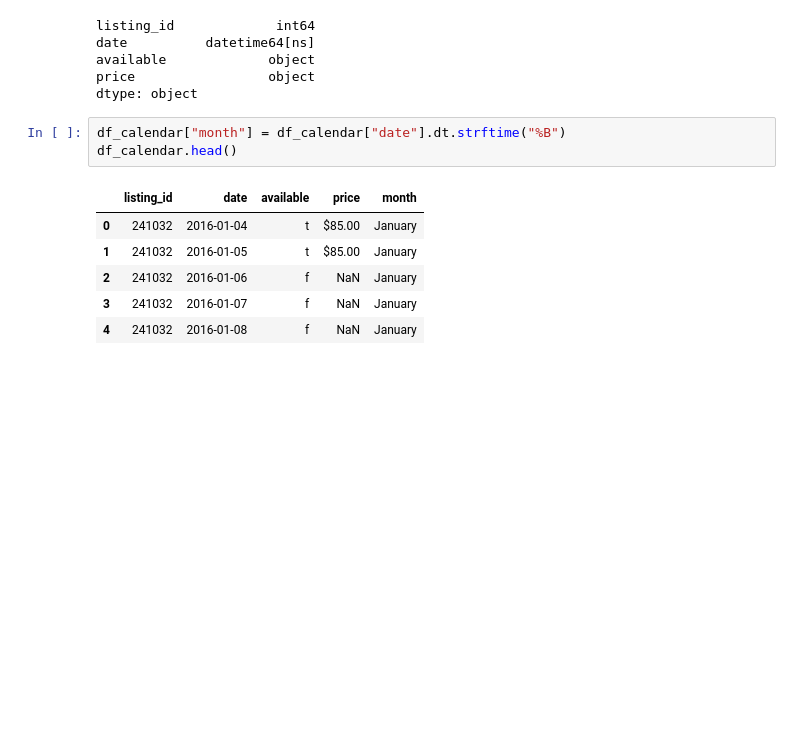
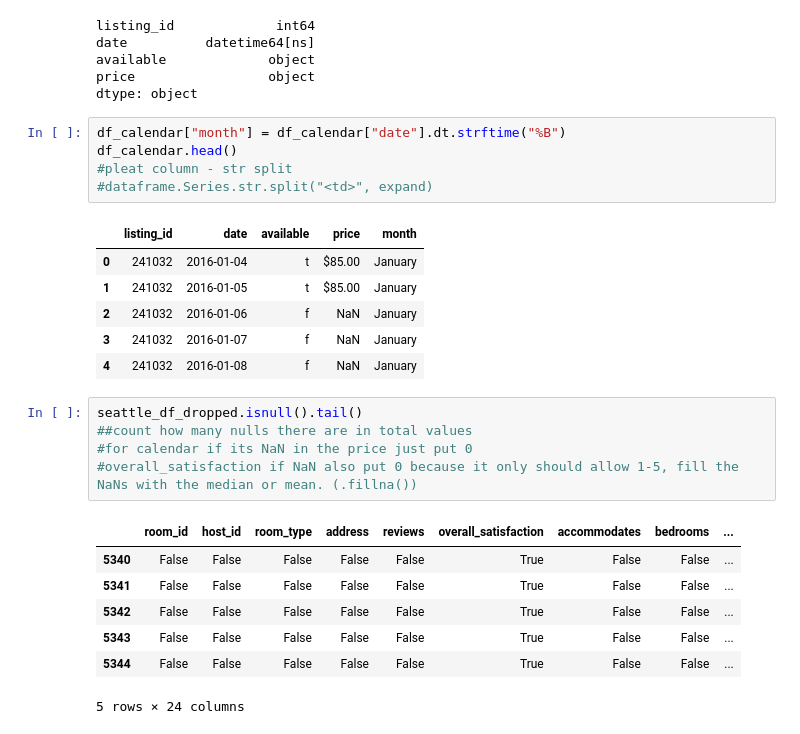
Before and after one commit to karinahou/springboard, a Jupyter notebook: Capstone Data Wrangling.ipynb, the cells around one changed output. Drawn from its saved outputs; the diff is of its cells as text; blank space fills up the shorter version.

```diff
--- a/Capstone Data Wrangling.ipynb
+++ b/Capstone Data Wrangling.ipynb
@@ -73,6 +73,8 @@ dtype: object
 # %%
 df_calendar["month"] = df_calendar["date"].dt.strftime("%B")
 df_calendar.head()
+#pleat column - str split
+#dataframe.Series.str.split("<td>", expand)
 # %% [output]
 |  | listing_id | date | available | price | month |
 | 0 | 241032 | 2016-01-04 | t | $85.00 | January |
@@ -80,3 +82,16 @@ df_calendar.head()
 | 2 | 241032 | 2016-01-06 | f | NaN | January |
 | 3 | 241032 | 2016-01-07 | f | NaN | January |
 | 4 | 241032 | 2016-01-08 | f | NaN | January |
+# %%
+seattle_df_dropped.isnull().tail()
+##count how many nulls there are in total values
+#for calendar if its NaN in the price just put 0
+#overall_satisfaction if NaN also put 0 because it only should allow 1-5, fill the NaNs with the median or mean. (.fillna())
+# %% [output]
+|  | room_id | host_id | room_type | address | reviews | overall_satisfaction | accommodates | bedrooms | ... |
+| 5340 | False | False | False | False | False | True | False | False | ... |
+| 5341 | False | False | False | False | False | True | False | False | ... |
+| 5342 | False | False | False | False | False | True | False | False | ... |
+| 5343 | False | False | False | False | False | True | False | False | ... |
+| 5344 | False | False | False | False | False | True | False | False | ... |
+5 rows × 24 columns
```
Also changed, not shown: parts of 6 cells of this notebook.
